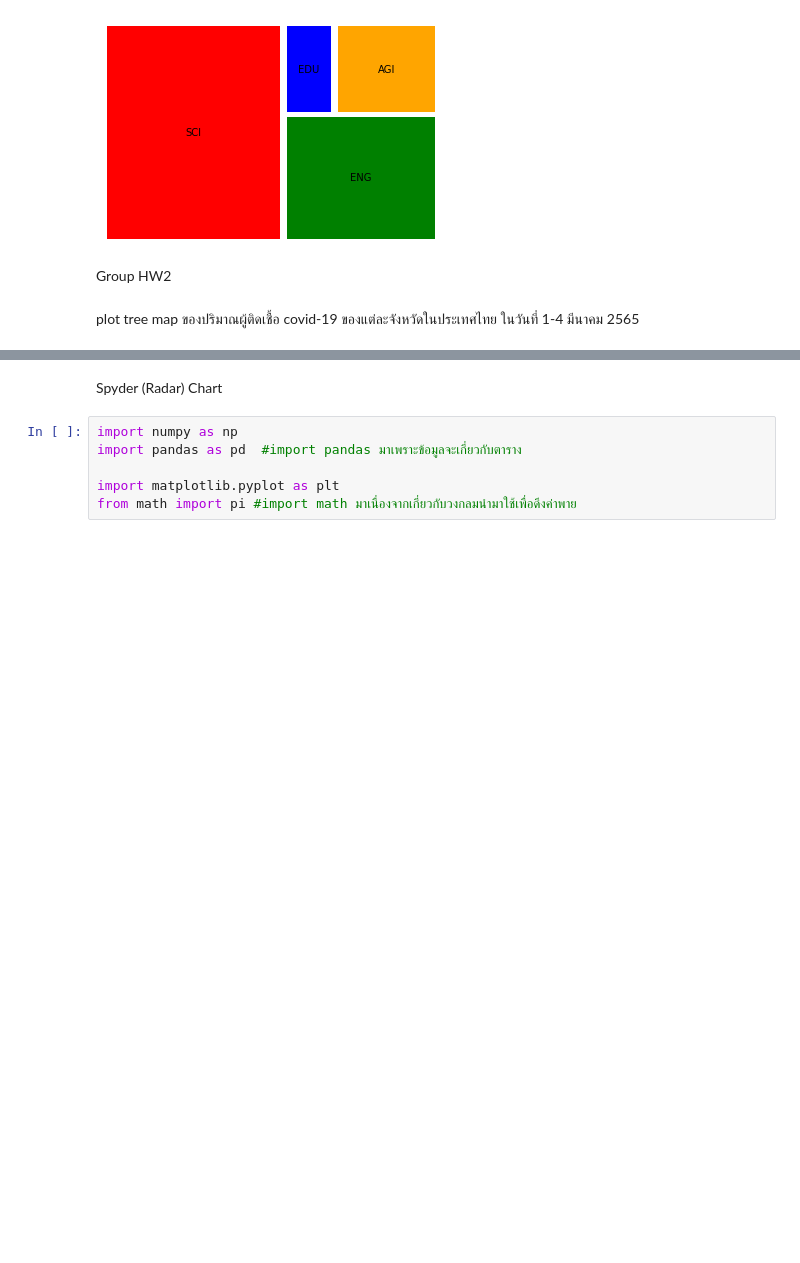
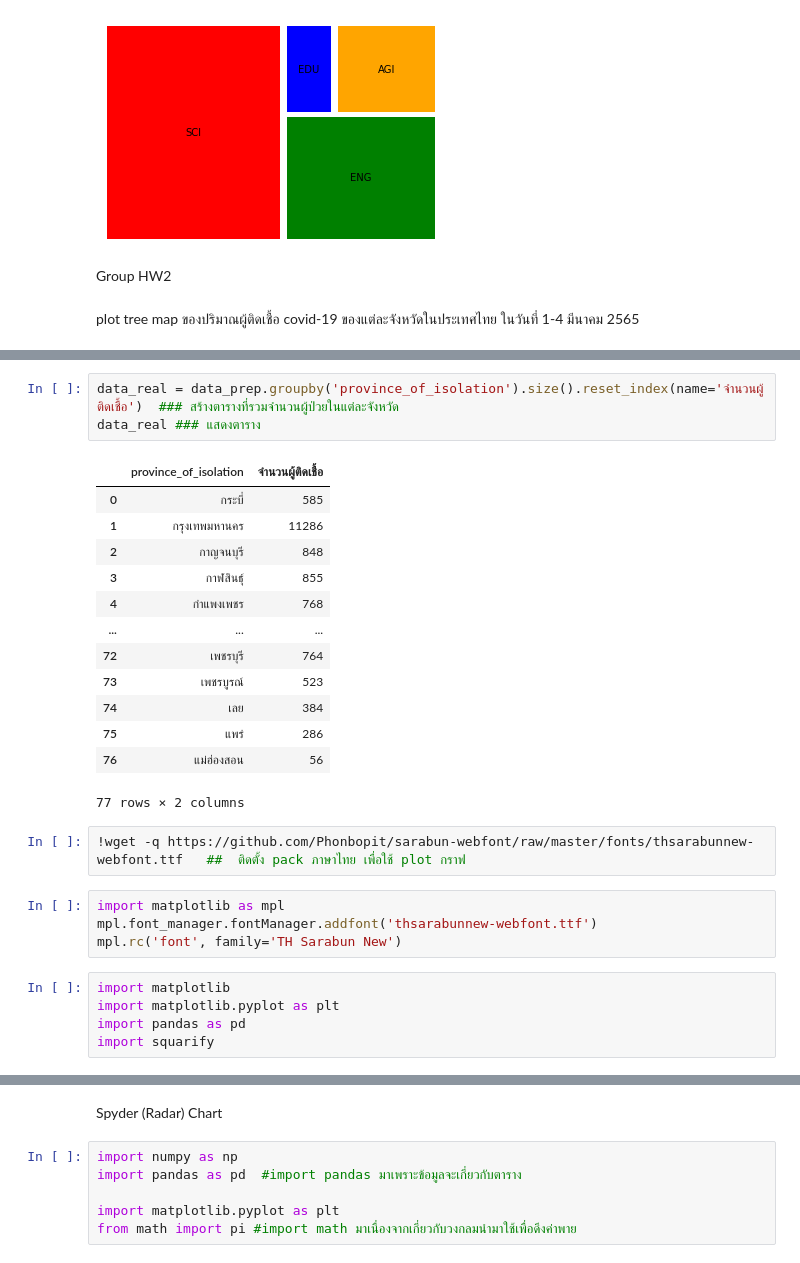
Before and after one commit to sitthatkaja/data_viz_2022, a Jupyter notebook: DataViz04_Data_Comparison.ipynb, the cells around one changed output, grey strips where cells are left out. Drawn from its saved outputs; the diff is of its cells as text; blank space fills up the shorter version.

```diff
--- a/DataViz04_Data_Comparison.ipynb
+++ b/DataViz04_Data_Comparison.ipynb
@@ -421,0 +467,28 @@ plot tree map ของปริมาณผู้ติดเชื้อ covid
+# %%
+data_real = data_prep.groupby('province_of_isolation').size().reset_index(name='จำนวนผู้ติดเชื้อ')  ### สร้างตารางที่รวมจำนวนผู้ป่วยในแต่ละจังหวัด
+data_real ### แสดงตาราง
+# %% [output]
+|  | province_of_isolation | จำนวนผู้ติดเชื้อ |
+| 0 | กระบี่ | 585 |
+| 1 | กรุงเทพมหานคร | 11286 |
+| 2 | กาญจนบุรี | 848 |
+| 3 | กาฬสินธุ์ | 855 |
+| 4 | กำแพงเพชร | 768 |
+| ... | ... | ... |
+| 72 | เพชรบุรี | 764 |
+| 73 | เพชรบูรณ์ | 523 |
+| 74 | เลย | 384 |
+| 75 | แพร่ | 286 |
+| 76 | แม่ฮ่องสอน | 56 |
+77 rows × 2 columns
+# %%
+!wget -q https://github.com/Phonbopit/sarabun-webfont/raw/master/fonts/thsarabunnew-webfont.ttf   ##  ติดตั้ง pack ภาษาไทย เพื่อใช้ plot กราฟ
+# %%
+import matplotlib as mpl
+mpl.font_manager.fontManager.addfont('thsarabunnew-webfont.ttf')
+mpl.rc('font', family='TH Sarabun New')
+# %%
+import matplotlib
+import matplotlib.pyplot as plt
+import pandas as pd
+import squarify
```
Also changed, not shown: parts of 7 cells of this notebook.
